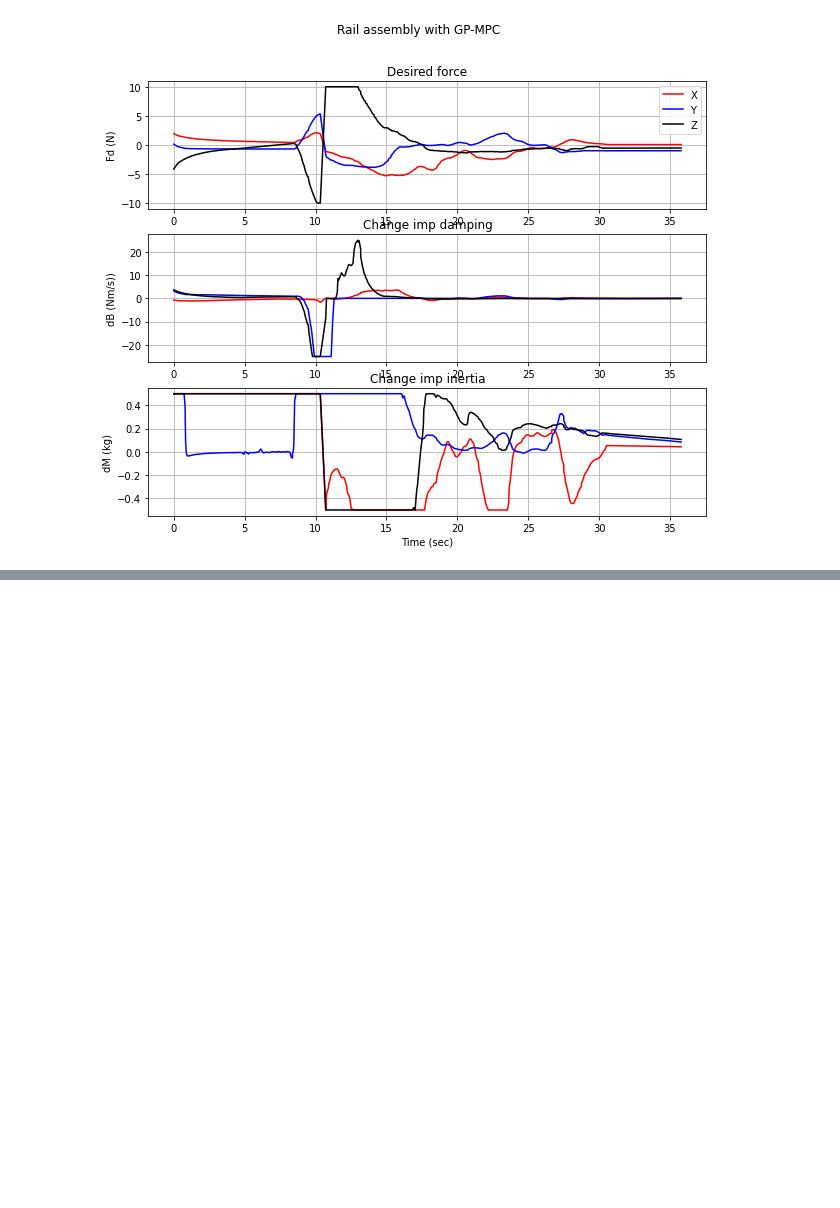
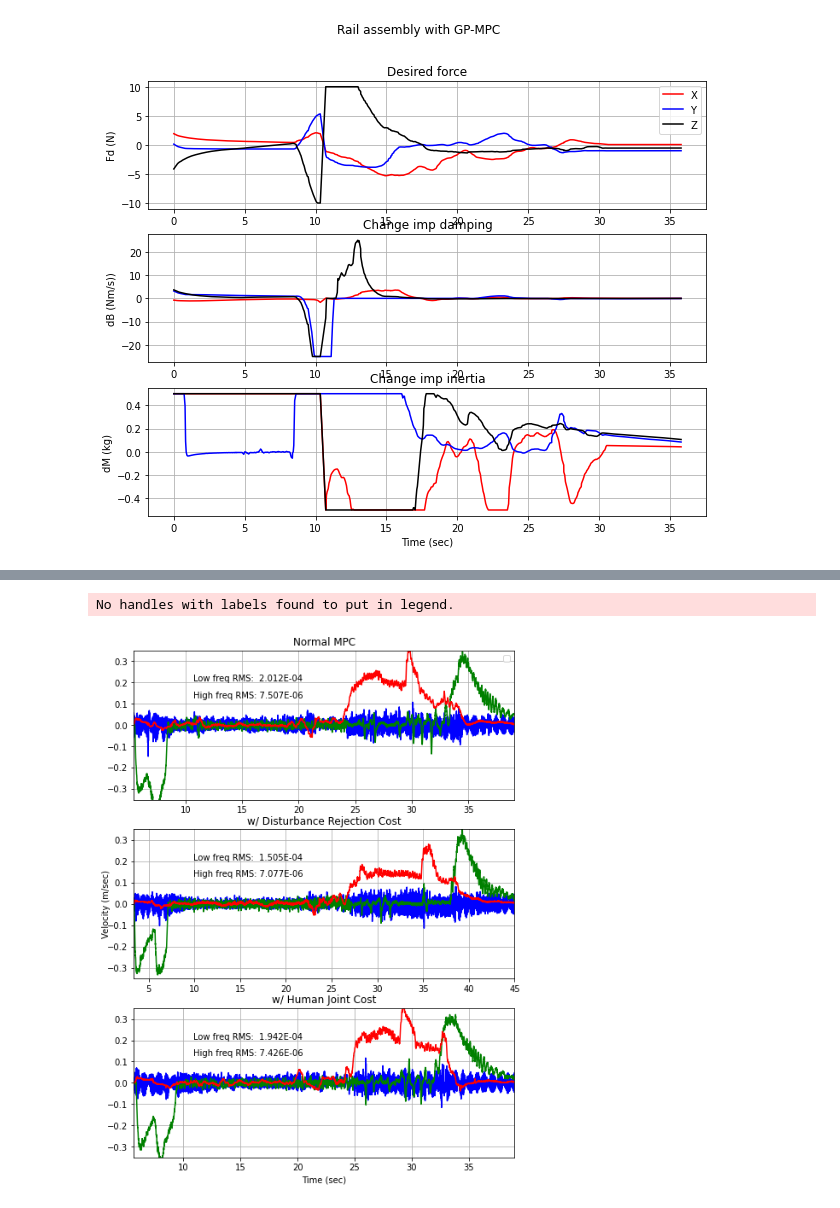
Before and after one commit to Jackyyaojk/gp_mpc, a Jupyter notebook: analysis/rosbag_plot.ipynb, the cells around one changed output, grey strips where cells are left out. Saved outputs shown, nothing was run; the diff lists cells and outputs as text; code cells hidden in the pictures; blank space fills up the shorter version.

```diff
--- a/analysis/rosbag_plot.ipynb
+++ b/analysis/rosbag_plot.ipynb
@@ -312,0 +341,66 @@ Loading ros bag ../data/polish_flat/polish_spindle_off.bag  with 5664 msgs on to
+# %%
+from scipy import signal
+
+root = '../data/polish_flat2/'
+baggies = ['validate2.bag', 'validate_dist.bag', 'validate_jt.bag']
+namies = ['Normal MPC', 'w/ Disturbance Rejection Cost', 'w/ Human Joint Cost']
+timeies = [[5.4, 39.1],
+           [3.35, 45.0],
+           [5.65, 39.0]]
+
+cutoff = 15
+
+def butter_highpass(cutoff, fs, typ, order=5):
+    nyq = 0.5 * fs
+    normal_cutoff = cutoff / nyq
+    b, a = signal.butter(order, normal_cutoff, btype=typ, analog=False)
+    return b, a
+
+def butter_pass_filter(data, cutoff, fs, typ, order=5):
+    b, a = butter_highpass(cutoff, fs, typ, order=order)
+    y = signal.filtfilt(b, a, data)
+    return y
+
+
+fig, axs = plt.subplots(len(baggies), figsize=(8,6))
+for idx, (bag, name, times) in enumerate(zip(baggies, namies, timeies)):
+    cols = ['r', 'g', 'b']
+    dirs = ['X', 'Y', 'Z']
+    msgs = bag_loader(root+bag, map_robot_state, topic_name = 'robot_state')
+    low_freq_rms = 0
+    high_freq_rms = 0
+    for ind in (3,2,1):
+        vel_lpf = butter_pass_filter(np.array(msgs['vel'][ind]),
+                                         cutoff, 100, 'low')
+        vel_hpf = butter_pass_filter(np.array(msgs['vel'][ind]),
+                                         cutoff, 100, 'high')
+        low_freq_rms += np.sum(vel_lpf**2)/len(vel_lpf)
+        high_freq_rms += np.sum(vel_hpf**2)/len(vel_hpf)
+
+        st = np.argmax(np.array(msgs['t'])>times[0])
+        en = np.argmax(np.array(msgs['t'])>times[1])
+        col = cols.pop()
+        axs[idx].plot(msgs['t'][st:en], 10*np.array(msgs['vel'][ind,st:en]), col)
+        axs[idx].set_xlim([msgs['t'][st], msgs['t'][en]])
+    plt.text(0.3, 0.81, 'Low freq RMS:  {:.3E}'.format(low_freq_rms),
+             horizontalalignment='center', verticalalignment='center',
+             transform = axs[idx].transAxes)
+    plt.text(0.3, 0.7, 'High freq RMS: {:.3E}'.format(high_freq_rms),
+             horizontalalignment='center', verticalalignment='center',
+             transform = axs[idx].transAxes)
+    axs[idx].set_title(name)
+
+axs[0].legend()
+for i in range(len(baggies)): axs[i].grid(True)
+for i in range(len(baggies)): axs[i].set_ylim([-0.35, 0.35])
+
+plt.xlabel('Time (sec)')
+fig.add_subplot(111, frameon = False)
+plt.tick_params(labelcolor='none', which='both', top=False, bottom=False, left=False, right=False)
+plt.ylabel('Velocity (m/sec)')
+plt.tight_layout()
+plt.subplots_adjust(top=1.5)
+plt.show()
+# %% [output]
+No handles with labels found to put in legend.
+[figure, added]
```
Also changed, not shown: parts of 4 cells of this notebook, 3 other files.
